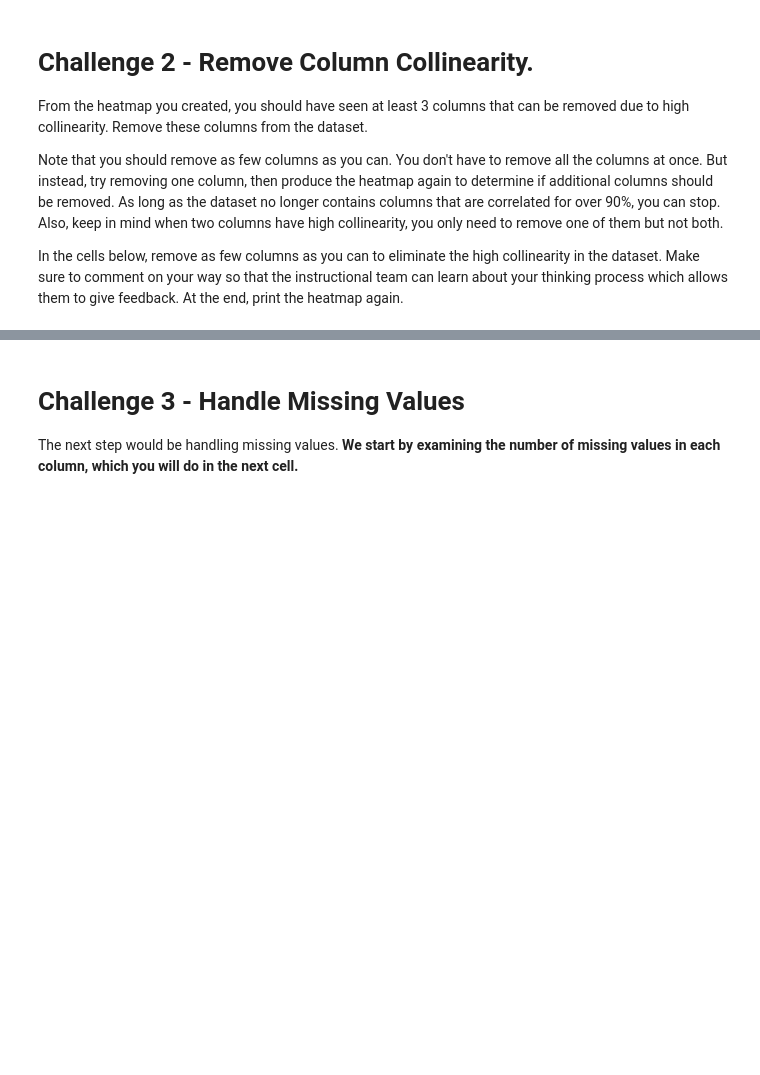
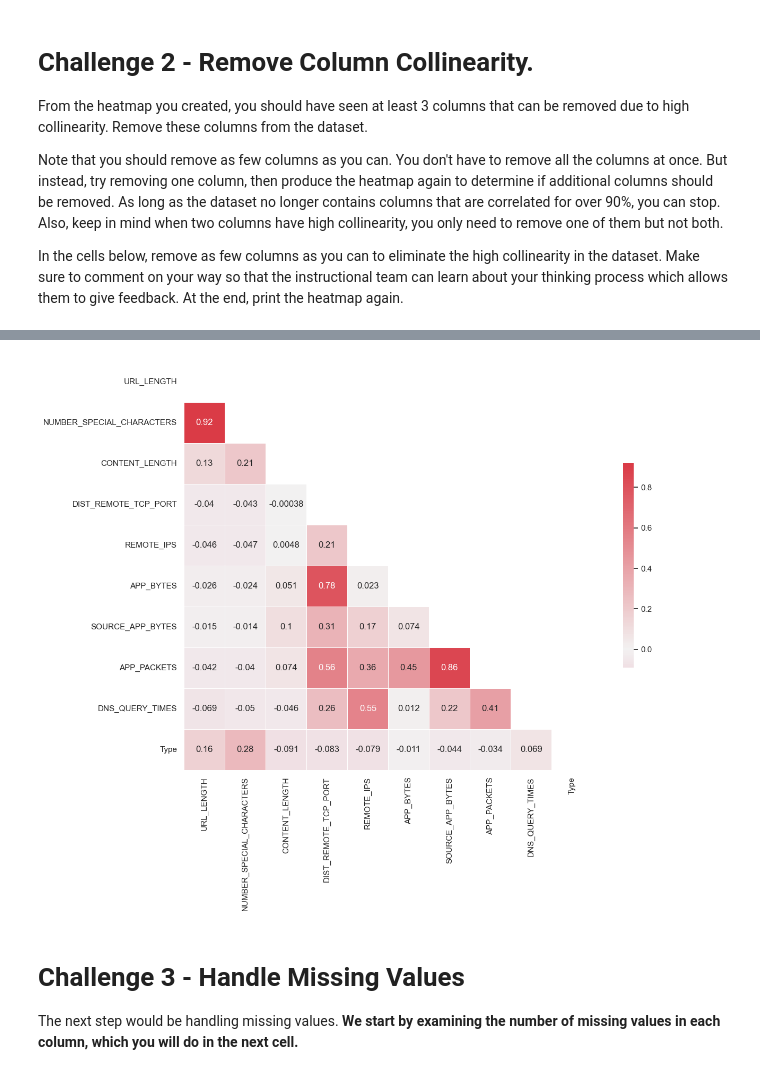
Before and after one commit to Ironhack-Data-Madrid-Octubre-2023/7.1-lab_supervised_learning, a Jupyter notebook: your-code/main.ipynb, the cells around one changed output, grey strips where cells are left out. Saved outputs shown, nothing was run; the diff lists cells and outputs as text; code cells hidden in the pictures; blank space fills up the shorter version.

```diff
--- a/your-code/main.ipynb
+++ b/your-code/main.ipynb
@@ -193,3 +247,25 @@ In the cells below, remove as few columns as you can to eliminate the high colli
+# %%
+websites2.drop(columns='REMOTE_APP_PACKETS', inplace=True)    #this one too because the correlation is way to much
+# %%
+plt.figure(figsize=(15, 10))                               # 150x100 pixeles
+
+sns.set(style='white')                                     # estilo blanco
+
+mask=np.triu(np.ones_like(websites2.corr(numeric_only=True), dtype=bool))    # mascara para tapar lo de arriba
+
+cmap=sns.diverging_palette(0, 10, as_cmap=True)            # paleta de  colores
+
+
+sns.heatmap(websites2.corr(numeric_only=True),
+            mask=mask,
+            cmap=cmap,
+            center=0,
+            square=True,
+            annot=True,
+            linewidths=0.5,
+            cbar_kws={'shrink': 0.5});
+# %% [output]
+[figure, added]
 # %% [markdown]
 # Challenge 3 - Handle Missing Values
 
```
Also changed, not shown: parts of 10 cells of this notebook.
